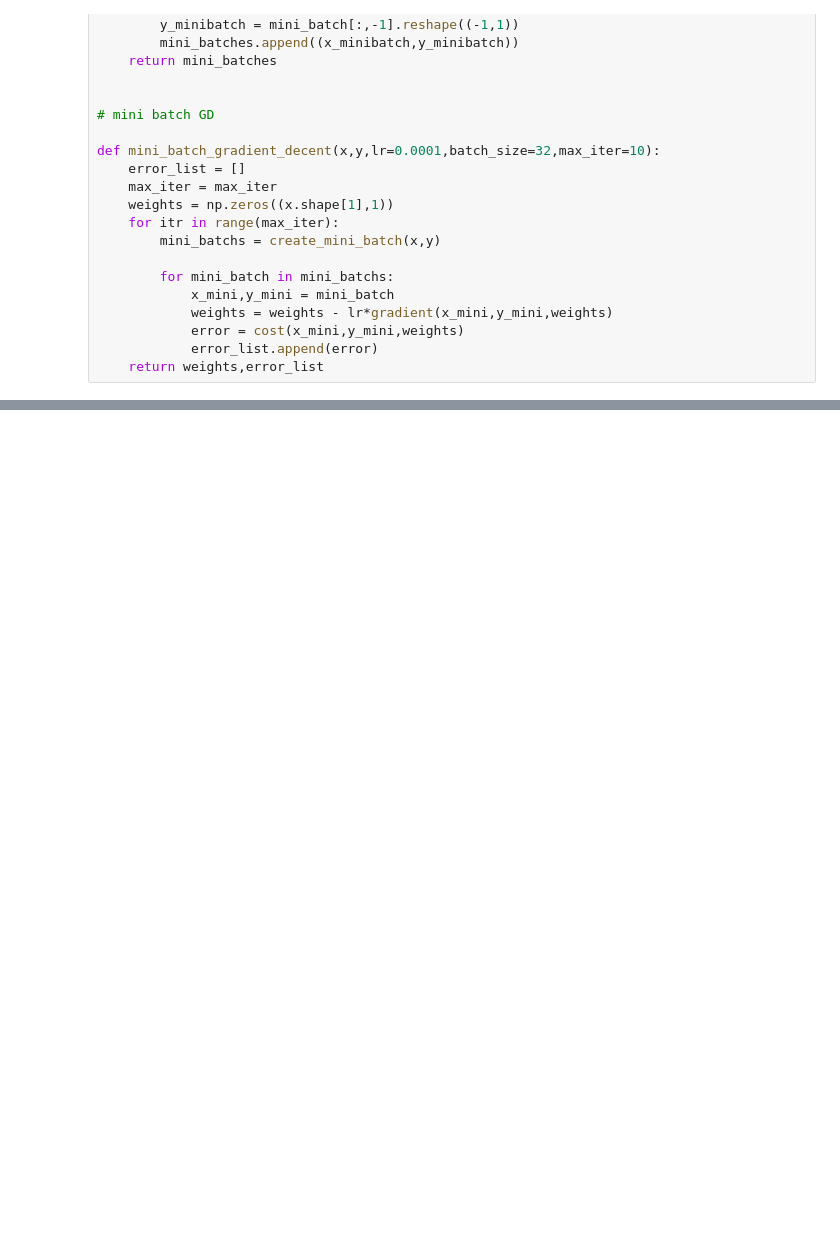
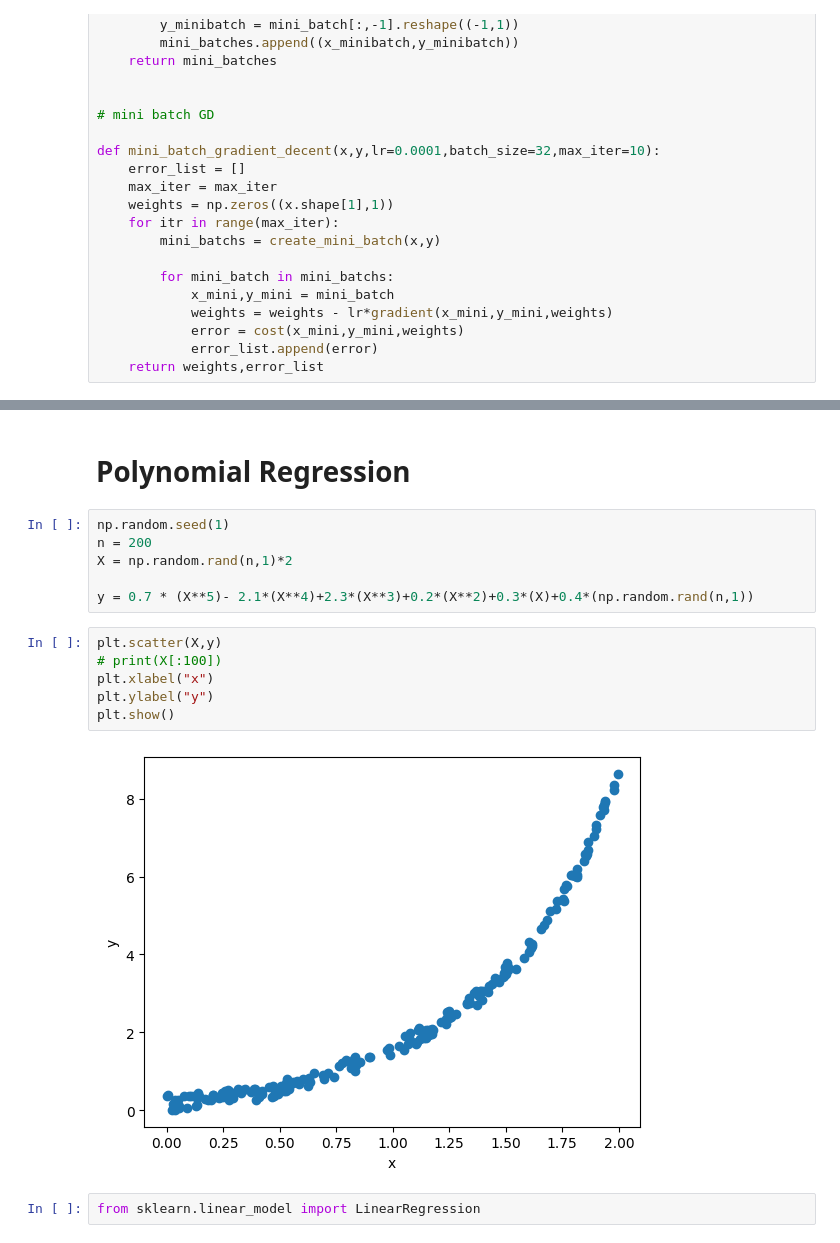
Before and after one commit to GauravDaharia20/Scaler-Projects, a Jupyter notebook: Machine Learning/Stochastic-&-Mini-Batch-Gradient-Descent-Polynomal-Regression.ipynb, the cells around one changed output, grey strips where cells are left out. Cells and saved outputs as stored; diff of their text form; blank space fills up the shorter version.

```diff
--- a/Machine Learning/Stochastic-&-Mini-Batch-Gradient-Descent-Polynomal-Regression.ipynb
+++ b/Machine Learning/Stochastic-&-Mini-Batch-Gradient-Descent-Polynomal-Regression.ipynb
@@ -117,0 +118,18 @@ w_1 =  [[1.04152637]]
+# %% [markdown]
+# Polynomial Regression
+# %%
+np.random.seed(1)
+n = 200
+X = np.random.rand(n,1)*2
+
+y = 0.7 * (X**5)- 2.1*(X**4)+2.3*(X**3)+0.2*(X**2)+0.3*(X)+0.4*(np.random.rand(n,1))
+# %%
+plt.scatter(X,y)
+# print(X[:100])
+plt.xlabel("x")
+plt.ylabel("y")
+plt.show()
+# %% [output]
+[figure, added]
+# %%
+from sklearn.linear_model import LinearRegression
```
Also changed, not shown: parts of 10 cells of this notebook, 2 other files.
